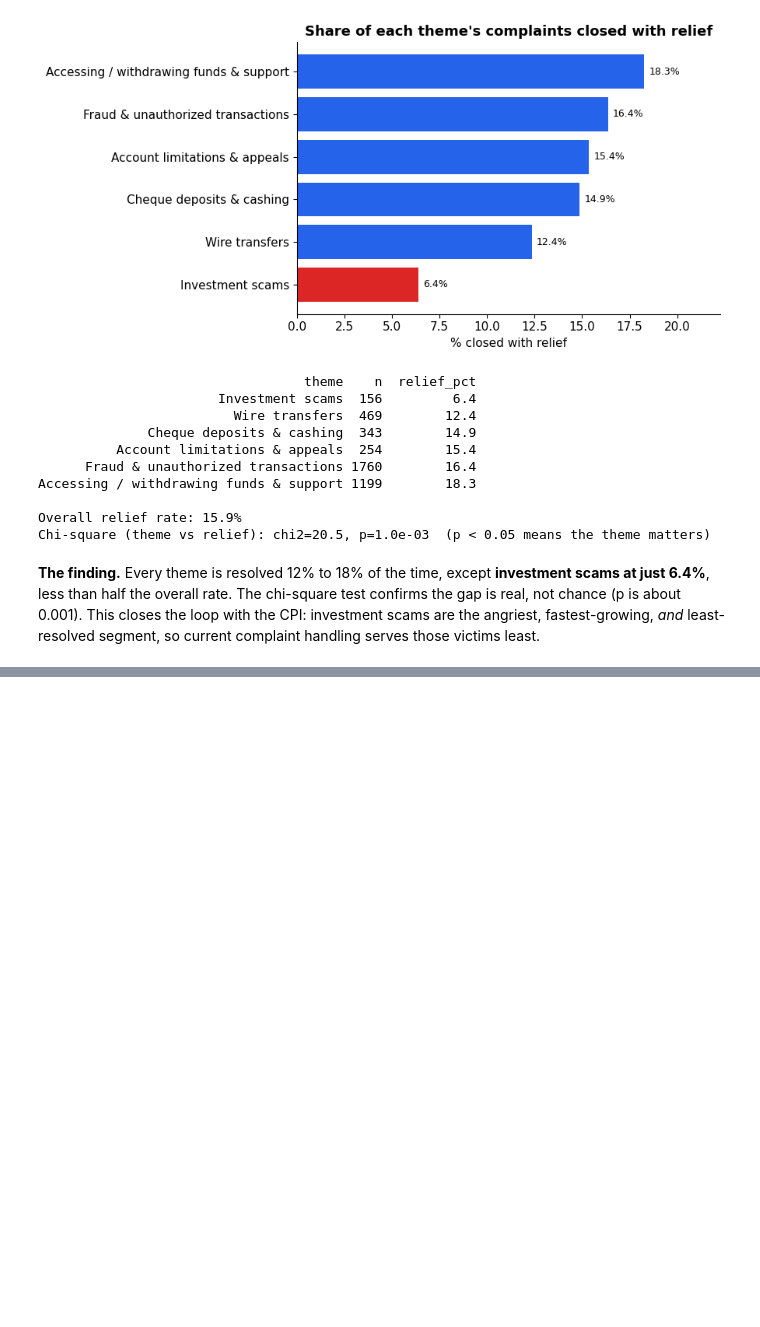
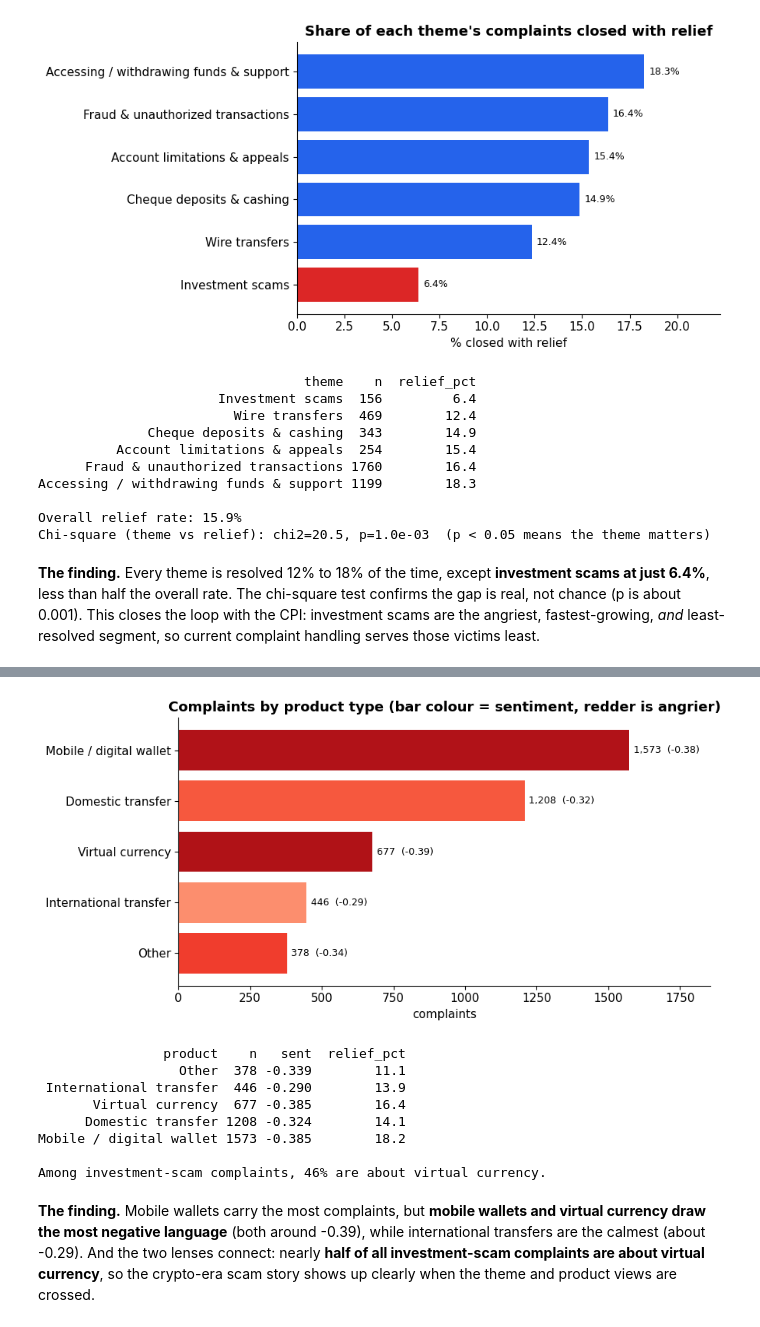
Before and after one commit to danihyder/financial-complaints-nlp, a Jupyter notebook: complaints-nlp-analysis.ipynb, the cells around one changed output, grey strips where cells are left out. Saved outputs shown, nothing was run; the diff lists cells and outputs as text; code cells hidden in the pictures; blank space fills up the shorter version.

```diff
--- a/complaints-nlp-analysis.ipynb
+++ b/complaints-nlp-analysis.ipynb
@@ -466 +469,41 @@ least.
+# %%
+import matplotlib
+sp_map = {"Mobile or digital wallet": "Mobile / digital wallet",
+          "Domestic (US) money transfer": "Domestic transfer",
+          "Virtual currency": "Virtual currency",
+          "International money transfer": "International transfer"}
+df["product"] = df["Sub-product"].map(sp_map).fillna("Other")
+prod = (df.groupby("product").agg(n=("relief", "size"), sentiment=("finbert", "mean"),
+        relief=("relief", "mean")).reset_index().sort_values("n"))
+
+norm = matplotlib.colors.Normalize(vmin=-0.42, vmax=-0.26)
+colors = [matplotlib.cm.Reds(0.25 + 0.75 * (1 - norm(s))) for s in prod["sentiment"]]  # angrier = darker red
+fig, ax = plt.subplots(figsize=(9, 4.5))
+ax.barh(prod["product"], prod["n"], color=colors)
+for y, (v, s) in enumerate(zip(prod["n"], prod["sentiment"])):
+    ax.text(v + 15, y, f"{v:,}  ({s:.2f})", va="center", fontsize=9)
+ax.set_title("Complaints by product type (bar colour = sentiment, redder is angrier)")
+ax.set_xlabel("complaints"); ax.set_xlim(0, prod["n"].max() * 1.18)
+plt.tight_layout(); plt.savefig("figures/07_by_product.png", dpi=120, bbox_inches="tight"); plt.show()
+
+print(prod.assign(relief_pct=(prod["relief"] * 100).round(1), sent=prod["sentiment"].round(3))
+      [["product", "n", "sent", "relief_pct"]].to_string(index=False))
+vc_share = (df[df["topic"] == 4]["product"] == "Virtual currency").mean() * 100
+print(f"\nAmong investment-scam complaints, {vc_share:.0f}% are about virtual currency.")
+# %% [output]
+[figure, added]
+                product    n   sent  relief_pct
+                  Other  378 -0.339        11.1
+ International transfer  446 -0.290        13.9
+       Virtual currency  677 -0.385        16.4
+      Domestic transfer 1208 -0.324        14.1
+Mobile / digital wallet 1573 -0.385        18.2
+
+Among investment-scam complaints, 46% are about virtual currency.
+# %% [markdown]
+**The finding.** Mobile wallets carry the most complaints, but **mobile wallets and virtual currency
+draw the most negative language** (both around -0.39), while international transfers are the calmest
+(about -0.29). And the two lenses connect: nearly **half of all investment-scam complaints are about
+virtual currency**, so the crypto-era scam story shows up clearly when the theme and product views are
+crossed.
 # %% [markdown]
```
Also changed, not shown: parts of 4 cells of this notebook, 6 other files.
